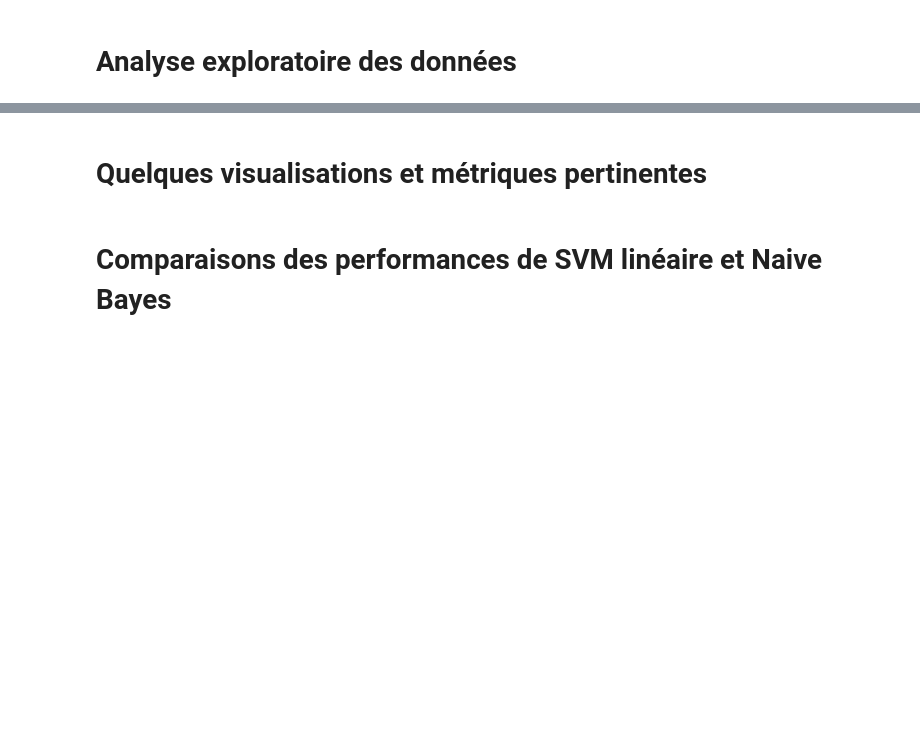
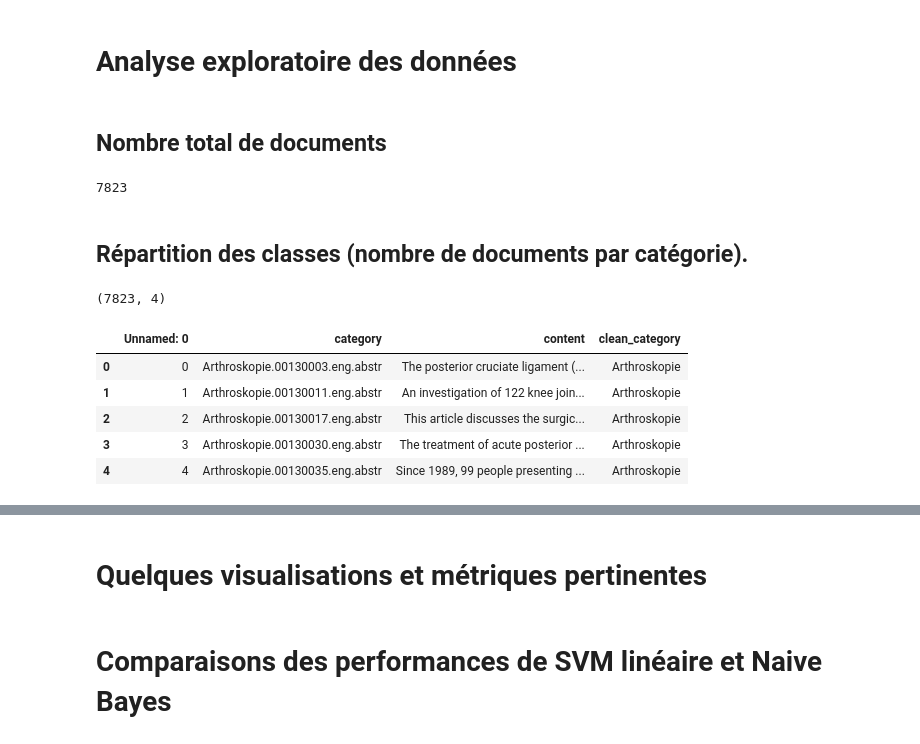
Before and after one commit to eleffa/MuchMore-project, a Jupyter notebook: scientific-medical-abstracts.ipynb, the cells around one changed output, grey strips where cells are left out. Saved outputs shown, nothing was run; the diff lists cells and outputs as text; code cells hidden in the pictures; blank space fills up the shorter version.

```diff
--- a/scientific-medical-abstracts.ipynb
+++ b/scientific-medical-abstracts.ipynb
@@ -35,2 +84,23 @@ Proposer une exploration interactive des données et résultats
 # %% [markdown]
 # Analyse exploratoire des données
+# %% [markdown]
+## Nombre total de documents
+# %%
+df = pd.read_csv("/kaggle/input/muchmoredata/MuchMoreData.csv")
+df.shape[0]
+# %% [output]
+7823
+# %% [markdown]
+## Répartition des classes (nombre de documents par catégorie).
+# %%
+df['clean_category'] = df['category'].swifter.apply(lambda x: x.split('.')[0])
+print(df.shape)
+df.head()
+# %% [output]
+(7823, 4)
+|  | Unnamed: 0 | category | content | clean_category |
+| 0 | 0 | Arthroskopie.00130003.eng.abstr | The posterior cruciate ligament (... | Arthroskopie |
+| 1 | 1 | Arthroskopie.00130011.eng.abstr | An investigation of 122 knee join... | Arthroskopie |
+| 2 | 2 | Arthroskopie.00130017.eng.abstr | This article discusses the surgic... | Arthroskopie |
+| 3 | 3 | Arthroskopie.00130030.eng.abstr | The treatment of acute posterior ... | Arthroskopie |
+| 4 | 4 | Arthroskopie.00130035.eng.abstr | Since 1989, 99 people presenting ... | Arthroskopie |
```
Also changed, not shown: parts of 10 cells of this notebook.
